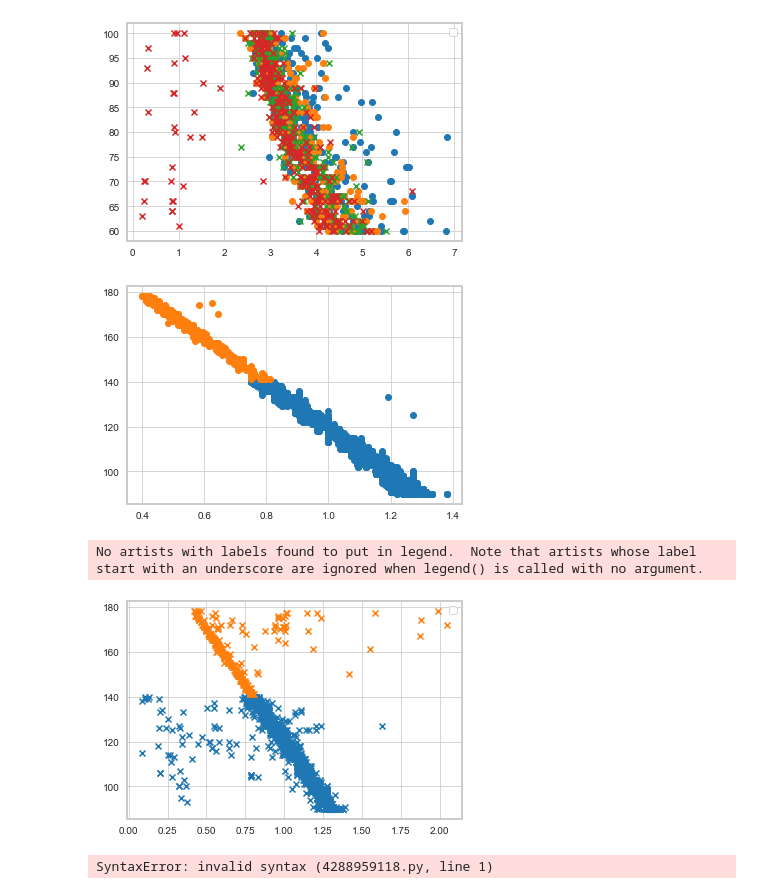
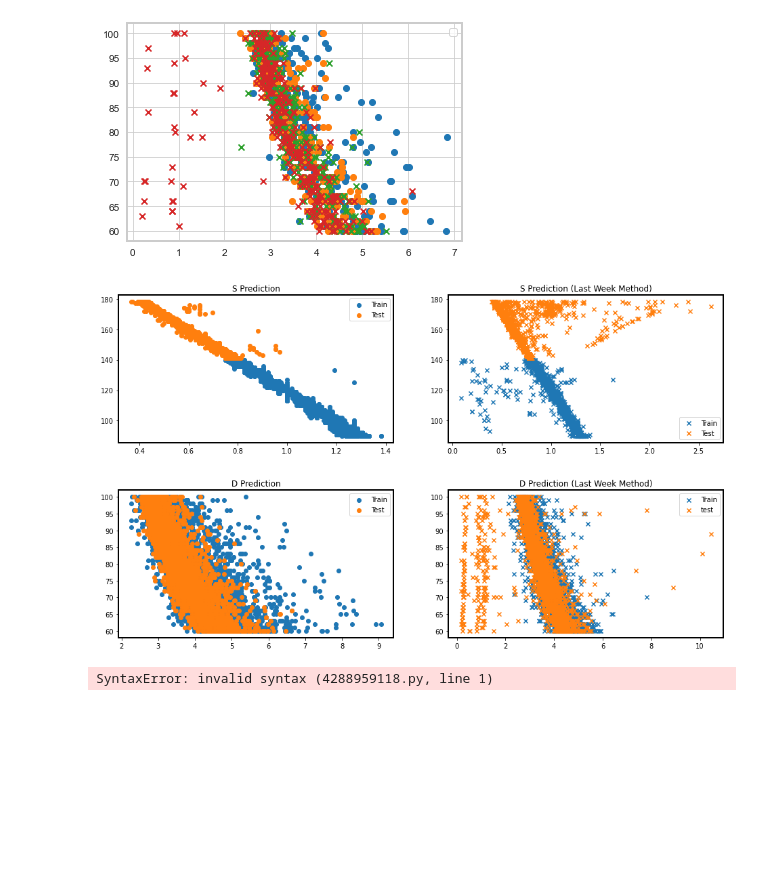
Before and after one commit to A-Big-Tortoise/NRSR_Research, a Jupyter notebook: Code/point8/SSA_0.8_NoRR_Template.ipynb, the cells around one changed output. Drawn from its saved outputs; the diff is of its cells as text; code cells hidden in the pictures; blank space fills up the shorter version.

```diff
--- a/Code/point8/SSA_0.8_NoRR_Template.ipynb
+++ b/Code/point8/SSA_0.8_NoRR_Template.ipynb
@@ -258,30 +260,50 @@ No artists with labels found to put in legend.  Note that artists whose label st
 # %%
 emp_features_train = np.load('../../Data/SSA/template/features_train_0.8_5000_NoRR_emp.npy')
 template_features_train = np.load('../../Data/SSA/template/features_train_0.8_5000_NoRR_template.npy')
 idxs_train = np.load('../../Data/SSA/template/idx_train_0.8_5000_NoRR_template.npy')
 
-# D_train_idxed[idxs_train]
+emp_features_test = np.load('../../Data/SSA/template/features_test_0.8_3000_NoRR_emp.npy')
+template_features_test = np.load('../../Data/SSA/template/features_test_0.8_3000_NoRR_template.npy')
+idxs_test = np.load('../../Data/SSA/template/idx_test_0.8_3000_NoRR_template.npy')
 
-# D_test_idxed[idx_test]
 
-plt.figure()
-# plt.scatter(X, y, label='')
-# plt.scatter(X, y, label='', marker='x')
-plt.scatter(np.array(template_features_train)[:, 0], S_train_idxed[idxs_train], label='')
-plt.scatter(np.array(template_features_test)[:, 0], S_test_idxed[idxs_test], label='')
+plt.subplots(1, 2, figsize=(16, 4))
+plt.subplot(1, 2, 1)
+plt.scatter(np.array(template_features_train)[:, 0], S_train_idxed[idxs_train], label='Train')
+plt.scatter(np.array(template_features_test)[:, 0], S_test_idxed[idxs_test], label='Test')
+plt.title('S Prediction')
+plt.legend()
 
-plt.show()
-plt.figure()
+# plt.show()
+plt.subplot(1, 2, 2)
 
-plt.scatter(np.array(emp_features_train)[:, 0], S_train_idxed[idxs_train], marker='x')
-plt.scatter(np.array(emp_features_test)[:, 0], S_test_idxed[idxs_test], marker='x')
+plt.scatter(np.array(emp_features_train)[:, 0], S_train_idxed[idxs_train], marker='x', label='Train')
+plt.scatter(np.array(emp_features_test)[:, 0], S_test_idxed[idxs_test], marker='x', label='Test')
+plt.title('S Prediction (Last Week Method)')
 
 plt.legend()
-plt.show()
+plt.savefig('./S_Prediction_Comparison.jpg', dpi=300)
 # %% [output]
-[figure, old version]
+[figure, new version]
-No artists with labels found to put in legend.  Note that artists whose label start with an underscore are ignored when legend() is called with no argument.
-[figure, removed]
+# %%
+plt.subplots(1, 2, figsize=(16, 4))
+plt.subplot(1, 2, 1)
+plt.scatter(np.array(template_features_train)[:, 1], D_train_idxed[idxs_train], label='Train')
+plt.scatter(np.array(template_features_test)[:, 1], D_test_idxed[idxs_test], label='Test')
+plt.legend()
+plt.title('D Prediction')
+# plt.show()
+
+plt.subplot(1, 2, 2)
+plt.scatter(np.array(emp_features_train)[:, 1], D_train_idxed[idxs_train], marker='x', label='Train')
+plt.scatter(np.array(emp_features_test)[:, 1], D_test_idxed[idxs_test], marker='x', label='test')
+plt.title('D Prediction (Last Week Method)')
+
+plt.legend()
+
+plt.savefig('./D_Prediction_Comparison.jpg', dpi=300)
+# %% [output]
+[figure, added]
 # %%
 X, y = features_train_np[:, 3].reshape(-1, 1), S_train[idx_train]
 X_inacc, y_inacc = features_train_30_np[:, 3].reshape(-1, 1), S_train[idx_30_train_np]
```
Also changed, not shown: parts of 1 cell of this notebook, 10 other files.
